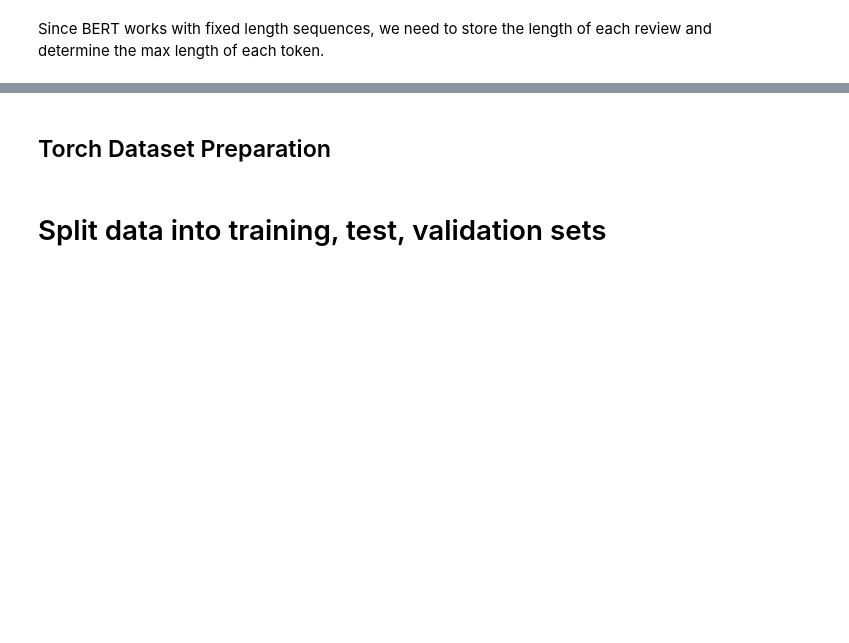
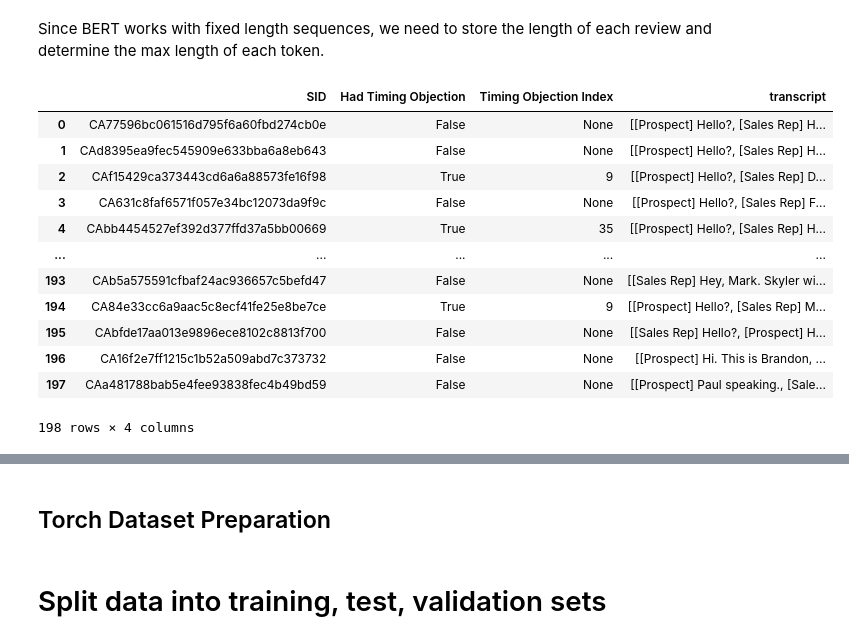
Before and after one commit to usmansiddiqui98/data-dialogue, a Jupyter notebook: notebooks/sentiment/BERT.ipynb, the cells around one changed output, grey strips where cells are left out. Saved outputs shown, nothing was run; the diff lists cells and outputs as text; code cells hidden in the pictures; blank space fills up the shorter version.

```diff
--- a/notebooks/sentiment/BERT.ipynb
+++ b/notebooks/sentiment/BERT.ipynb
@@ -64,10 +72,35 @@ print(tokenizer.unk_token, tokenizer.unk_token_id) # tokens not found in trainin
 # %% [markdown]
 Since BERT works with fixed length sequences, we need to store the length of each review and determine the max length of each token.
 # %%
-# Store length of each review
-# token_lens = []
-#
-# # Iterate through the content slide
-# for txt in df.clean_reviews:
-#     tokens = tokenizer.encode(txt, max_length=512)
-#     token_lens.append(len(tokens))
+# Read the call data from the CSV file
+df = pd.read_csv('../../data/raw/call_data.csv')
+
+transcripts = {}
+
+# Iterate over the files in the transcripts directory
+for filename in os.listdir('../../data/raw/transcripts'):
+    # Get the SID from the filename
+    sid = os.path.splitext(filename)[0]
+
+    with open(f'../../data/raw/transcripts/{filename}', 'r') as f:
+        lines = f.readlines()
+
+    lines = [re.sub(r'^\d+.\s', '', line.strip()) for line in lines]
+    transcripts[sid] = lines
+# Add the transcript data as a column to the call data
+df['transcript'] = df['SID'].map(transcripts)
+df
+# %% [output]
+|  | SID | Had Timing Objection | Timing Objection Index | transcript |
+| 0 | CA77596bc061516d795f6a60fbd274cb0e | False | None | [[Prospect] Hello?, [Sales Rep] H... |
+| 1 | CAd8395ea9fec545909e633bba6a8eb643 | False | None | [[Prospect] Hello?, [Sales Rep] H... |
+| 2 | CAf15429ca373443cd6a6a88573fe16f98 | True | 9 | [[Prospect] Hello?, [Sales Rep] D... |
+| 3 | CA631c8faf6571f057e34bc12073da9f9c | False | None | [[Prospect] Hello?, [Sales Rep] F... |
+| 4 | CAbb4454527ef392d377ffd37a5bb00669 | True | 35 | [[Prospect] Hello?, [Sales Rep] H... |
+| ... | ... | ... | ... | ... |
+| 193 | CAb5a575591cfbaf24ac936657c5befd47 | False | None | [[Sales Rep] Hey, Mark. Skyler wi... |
+| 194 | CA84e33cc6a9aac5c8ecf41fe25e8be7ce | True | 9 | [[Prospect] Hello?, [Sales Rep] M... |
+| 195 | CAbfde17aa013e9896ece8102c8813f700 | False | None | [[Sales Rep] Hello?, [Prospect] H... |
+| 196 | CA16f2e7ff1215c1b52a509abd7c373732 | False | None | [[Prospect] Hi. This is Brandon, ... |
+| 197 | CAa481788bab5e4fee93838fec4b49bd59 | False | None | [[Prospect] Paul speaking., [Sale... |
+198 rows × 4 columns
```
Also changed, not shown: parts of 5 cells of this notebook, 6 other files.
